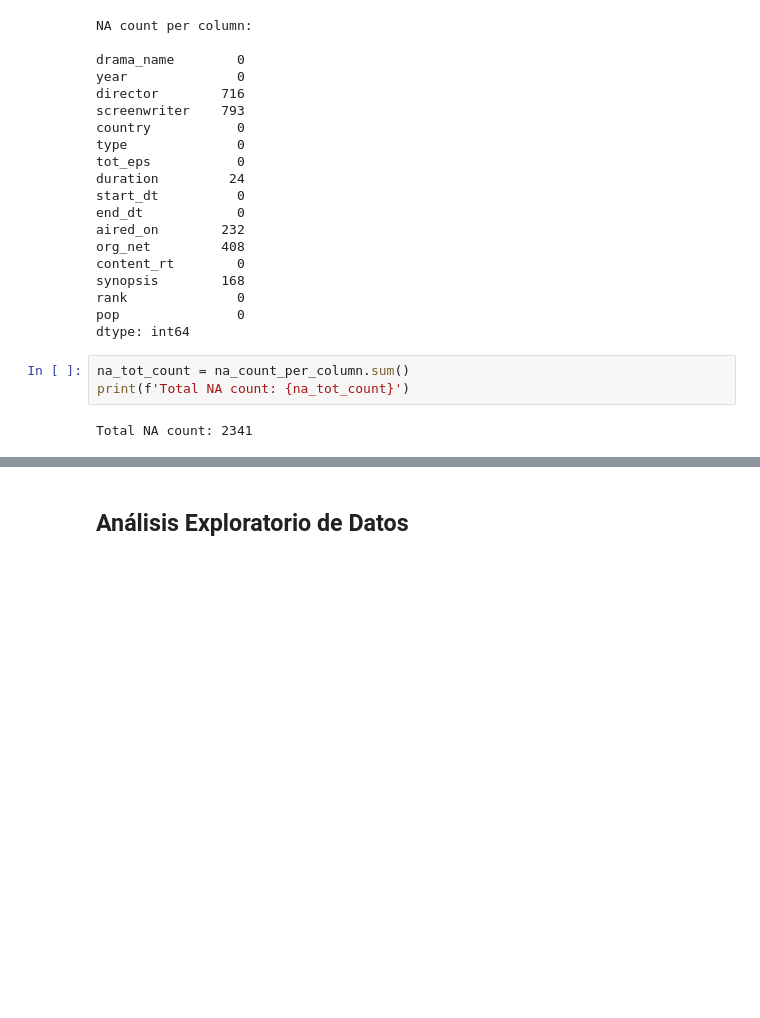
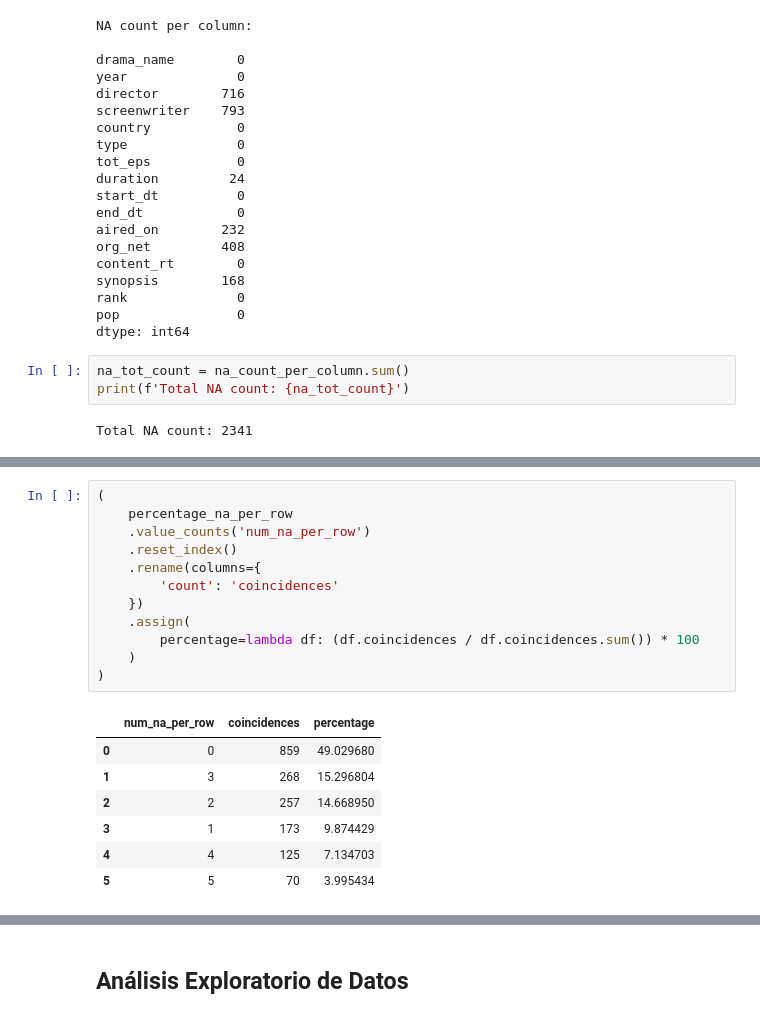
Before and after one commit to gfranciscoerazom/analysis-k-dramas, a Jupyter notebook: jupyternotebook/korean_drama.ipynb, the cells around one changed output, grey strips where cells are left out. Cells and saved outputs as stored; diff of their text form; blank space fills up the shorter version.

```diff
--- a/jupyternotebook/korean_drama.ipynb
+++ b/jupyternotebook/korean_drama.ipynb
@@ -63,0 +169,20 @@ Porcentage NA: 8.35%
+# %%
+(
+    percentage_na_per_row
+    .value_counts('num_na_per_row')
+    .reset_index()
+    .rename(columns={
+        'count': 'coincidences'
+    })
+    .assign(
+        percentage=lambda df: (df.coincidences / df.coincidences.sum()) * 100
+    )
+)
+# %% [output]
+|  | num_na_per_row | coincidences | percentage |
+| 0 | 0 | 859 | 49.029680 |
+| 1 | 3 | 268 | 15.296804 |
+| 2 | 2 | 257 | 14.668950 |
+| 3 | 1 | 173 | 9.874429 |
+| 4 | 4 | 125 | 7.134703 |
+| 5 | 5 | 70 | 3.995434 |
```
Also changed, not shown: parts of 28 cells of this notebook.
